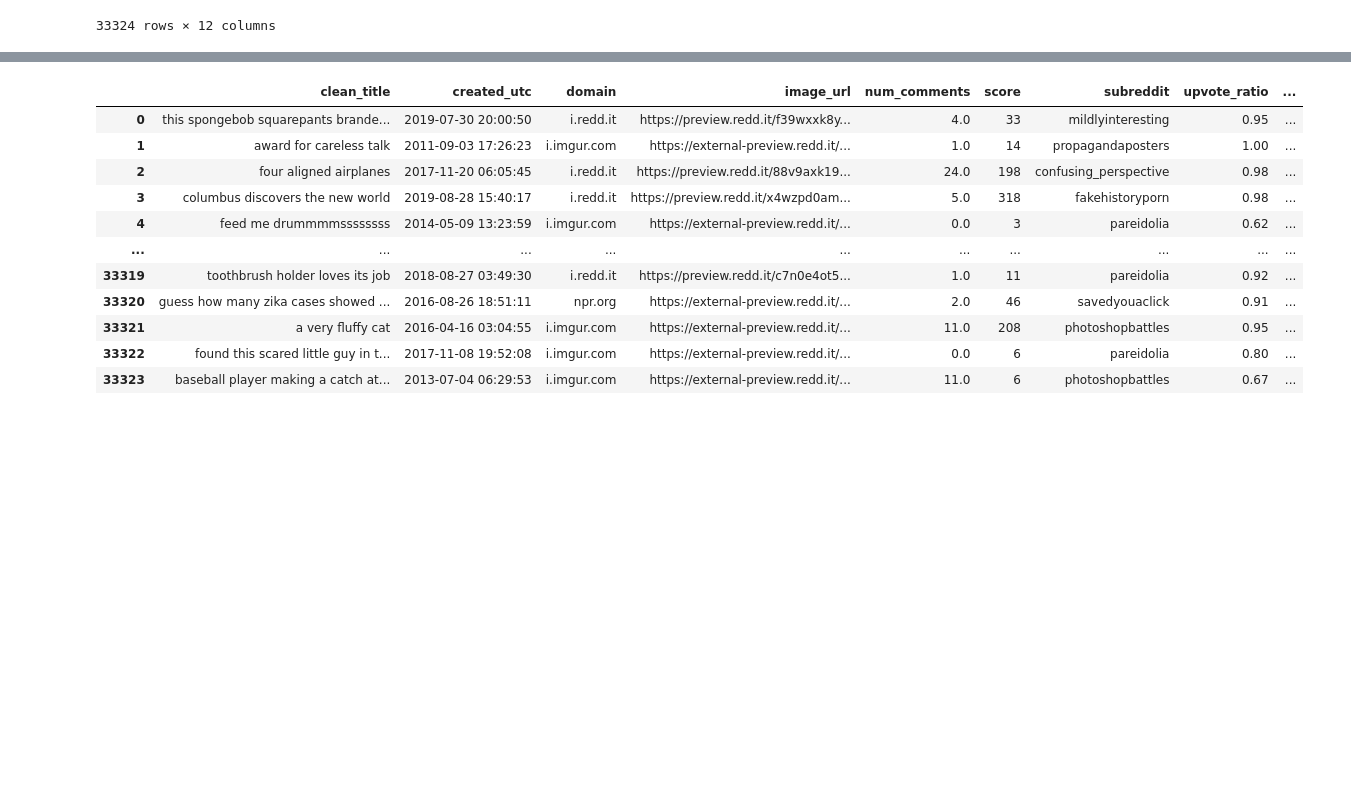
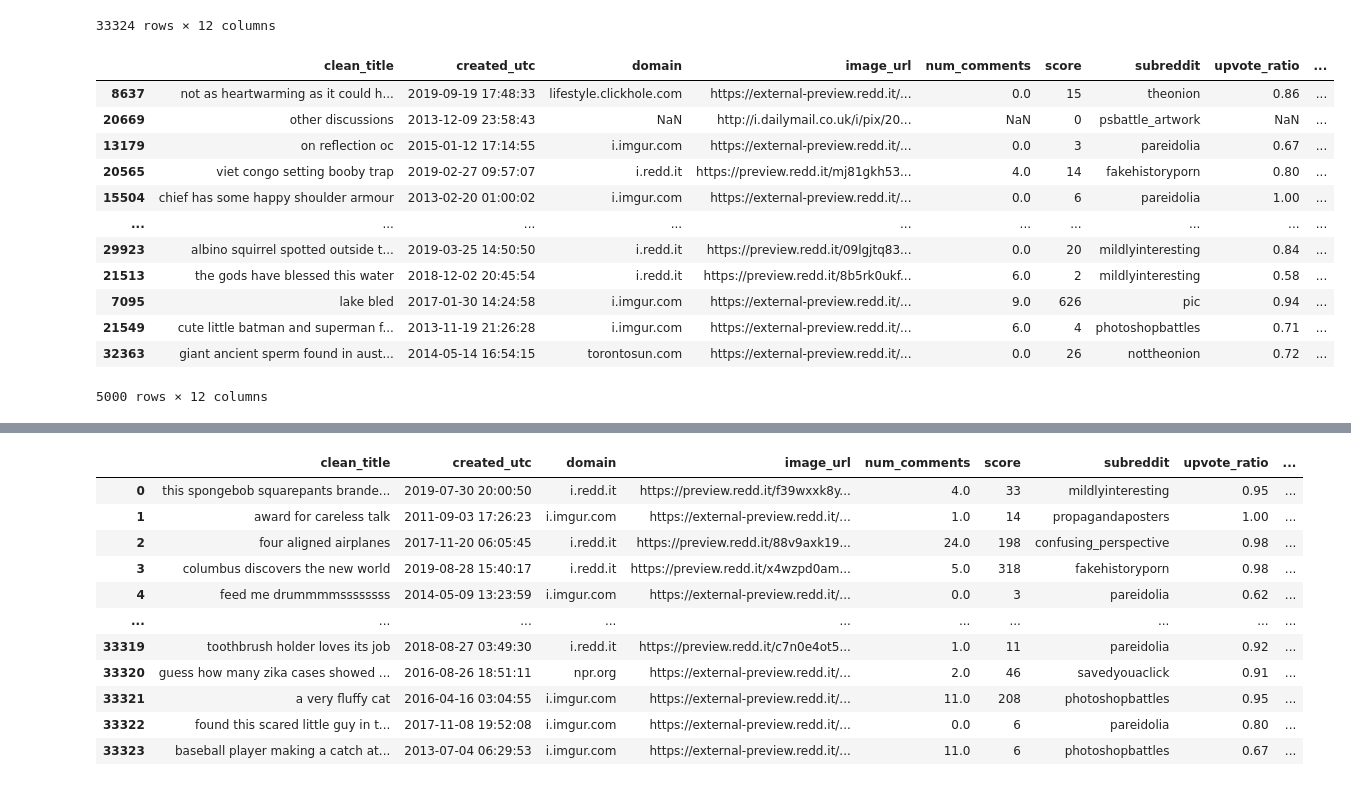
Before and after one commit to Ravi-Raghavan/ESE-5460-Final-Project, a Jupyter notebook: Milestone2_Dhruv.ipynb, the cells around one changed output, grey strips where cells are left out. Cells and saved outputs as stored; diff of their text form; code cells hidden in the pictures; blank space fills up the shorter version.

```diff
--- a/Milestone2_Dhruv.ipynb
+++ b/Milestone2_Dhruv.ipynb
@@ -12,13 +68,13 @@ Mounted at /content/drive
 # %%
 train_data = "/content/drive/MyDrive/ESE 5460 Term Project/Cleaned Data/Text/train.csv"
-test_data = "/content/drive/MyDrive/ESE 5460 Term Project/Cleaned Data/Text/test.csv"
-validation_data = "/content/drive/MyDrive/ESE 5460 Term Project/Cleaned Data/Text/validation.csv"
+test_data = "/content/drive/MyDrive/ESE 5460 Term Project/Cleaned Data/Text/test_5k.csv"
+validation_data = "/content/drive/MyDrive/ESE 5460 Term Project/Cleaned Data/Text/validation_5k.csv"
 # %%
 import pandas as pd
 
 TRAIN_DATA = pd.read_csv(train_data)
-VALIDATION_DATA = pd.read_csv(validation_data)
-TEST_DATA = pd.read_csv(test_data)
+VALIDATION_DATA = pd.read_csv(validation_data, index_col=0)
+TEST_DATA = pd.read_csv(test_data, index_col=0)
 # %%
 TRAIN_DATA
 # %% [output]
@@ -55,6 +113,22 @@ TRAIN_DATA
 | 33322 | found this scared little guy in t... | 2017-11-08 19:52:08 | i.imgur.com | https://external-preview.redd.it/... | 0.0 | 6 | pareidolia | 0.80 | ... |
 | 33323 | baseball player making a catch at... | 2013-07-04 06:29:53 | i.imgur.com | https://external-preview.redd.it/... | 11.0 | 6 | photoshopbattles | 0.67 | ... |
 33324 rows × 12 columns
+# %%
+VALIDATION_DATA
+# %% [output]
+|  | clean_title | created_utc | domain | image_url | num_comments | score | subreddit | upvote_ratio | ... |
+| 8637 | not as heartwarming as it could h... | 2019-09-19 17:48:33 | lifestyle.clickhole.com | https://external-preview.redd.it/... | 0.0 | 15 | theonion | 0.86 | ... |
+| 20669 | other discussions | 2013-12-09 23:58:43 | NaN | http://i.dailymail.co.uk/i/pix/20... | NaN | 0 | psbattle_artwork | NaN | ... |
+| 13179 | on reflection oc | 2015-01-12 17:14:55 | i.imgur.com | https://external-preview.redd.it/... | 0.0 | 3 | pareidolia | 0.67 | ... |
+| 20565 | viet congo setting booby trap | 2019-02-27 09:57:07 | i.redd.it | https://preview.redd.it/mj81gkh53... | 4.0 | 14 | fakehistoryporn | 0.80 | ... |
+| 15504 | chief has some happy shoulder armour | 2013-02-20 01:00:02 | i.imgur.com | https://external-preview.redd.it/... | 0.0 | 6 | pareidolia | 1.00 | ... |
+| ... | ... | ... | ... | ... | ... | ... | ... | ... | ... |
+| 29923 | albino squirrel spotted outside t... | 2019-03-25 14:50:50 | i.redd.it | https://preview.redd.it/09lgjtq83... | 0.0 | 20 | mildlyinteresting | 0.84 | ... |
+| 21513 | the gods have blessed this water | 2018-12-02 20:45:54 | i.redd.it | https://preview.redd.it/8b5rk0ukf... | 6.0 | 2 | mildlyinteresting | 0.58 | ... |
+| 7095 | lake bled | 2017-01-30 14:24:58 | i.imgur.com | https://external-preview.redd.it/... | 9.0 | 626 | pic | 0.94 | ... |
+| 21549 | cute little batman and superman f... | 2013-11-19 21:26:28 | i.imgur.com | https://external-preview.redd.it/... | 6.0 | 4 | photoshopbattles | 0.71 | ... |
+| 32363 | giant ancient sperm found in aust... | 2014-05-14 16:54:15 | torontosun.com | https://external-preview.redd.it/... | 0.0 | 26 | nottheonion | 0.72 | ... |
+5000 rows × 12 columns
 # %%
 # Ignore rows in corrupted_indices.txt files
 def filter_out_corrupted_rows(split, DF):
```
Also changed, not shown: parts of 12 cells of this notebook.
